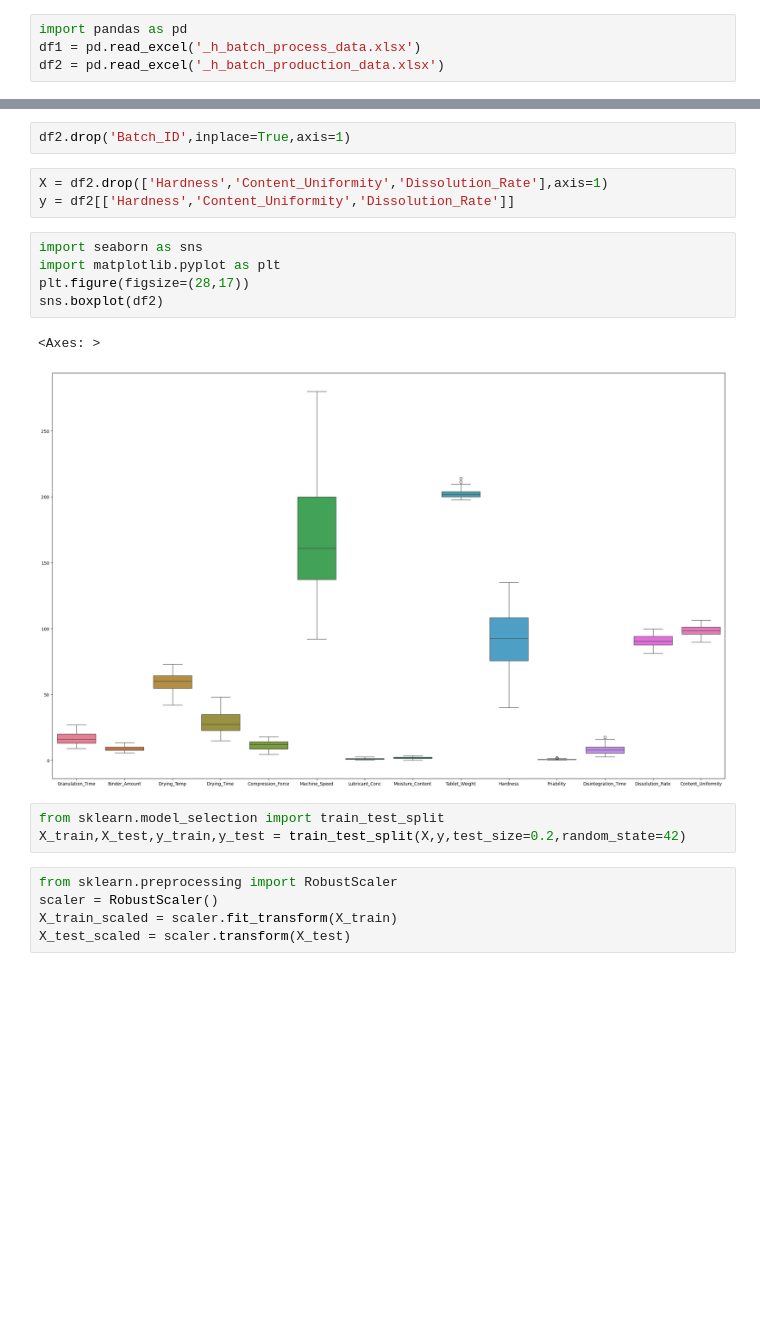
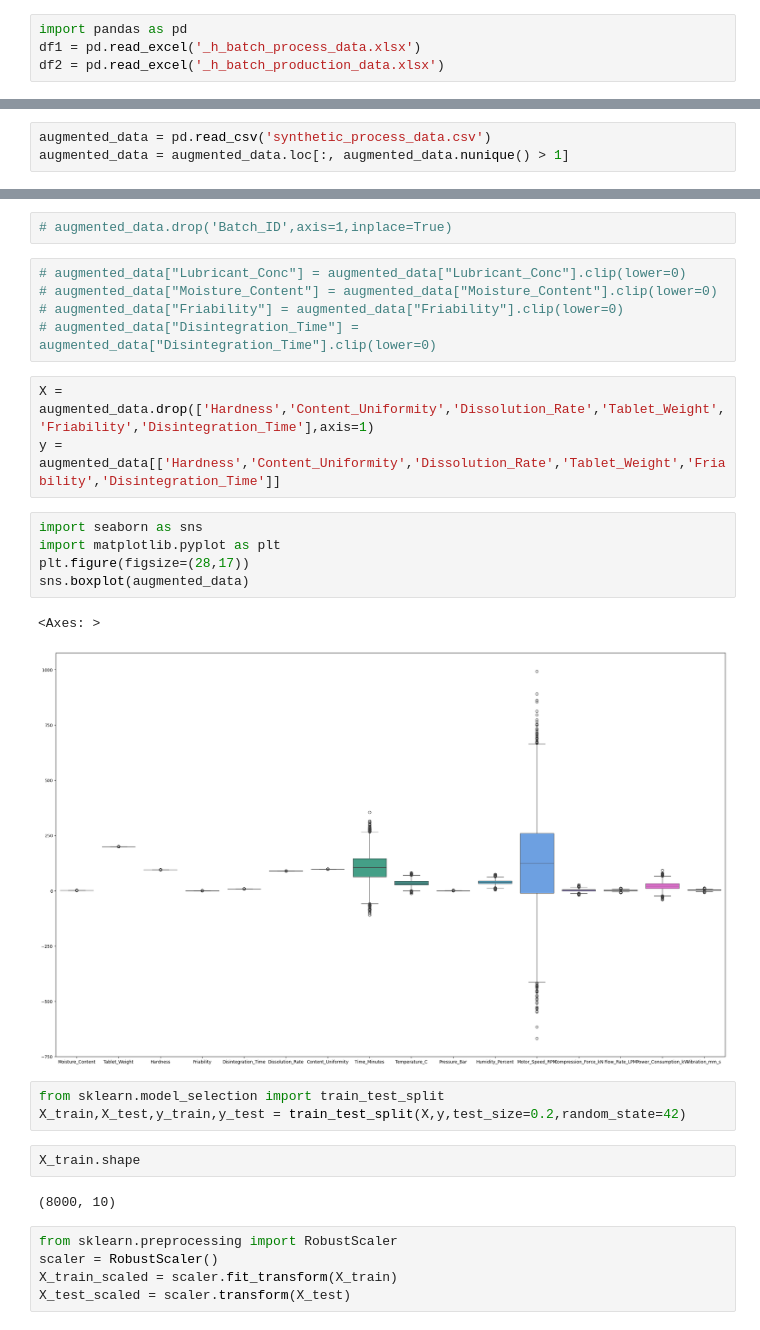
Before and after one commit to ShubhGupta75/HACKATHON-Project-IIT-H-, a Jupyter notebook: preprocessing.ipynb, the cells around one changed output, grey strips where cells are left out. Cells and saved outputs as stored; diff of their text form; blank space fills up the shorter version.

```diff
--- a/preprocessing.ipynb
+++ b/preprocessing.ipynb
@@ -39 +5,4 @@ dtype: int64
+# %%
+augmented_data = pd.read_csv('synthetic_process_data.csv')
+augmented_data = augmented_data.loc[:, augmented_data.nunique() > 1]
 # %%
@@ -59,19 +34,28 @@ memory usage: 6.7 KB
 # %%
-df2.drop('Batch_ID',inplace=True,axis=1)
+# augmented_data.drop('Batch_ID',axis=1,inplace=True)
+# %%
+# augmented_data["Lubricant_Conc"] = augmented_data["Lubricant_Conc"].clip(lower=0)
+# augmented_data["Moisture_Content"] = augmented_data["Moisture_Content"].clip(lower=0)
+# augmented_data["Friability"] = augmented_data["Friability"].clip(lower=0)
+# augmented_data["Disintegration_Time"] = augmented_data["Disintegration_Time"].clip(lower=0)
 # %%
-X = df2.drop(['Hardness','Content_Uniformity','Dissolution_Rate'],axis=1)
-y = df2[['Hardness','Content_Uniformity','Dissolution_Rate']]
+X = augmented_data.drop(['Hardness','Content_Uniformity','Dissolution_Rate','Tablet_Weight','Friability','Disintegration_Time'],axis=1)
+y = augmented_data[['Hardness','Content_Uniformity','Dissolution_Rate','Tablet_Weight','Friability','Disintegration_Time']]
 # %%
 import seaborn as sns
 import matplotlib.pyplot as plt
 plt.figure(figsize=(28,17))
-sns.boxplot(df2)
+sns.boxplot(augmented_data)
 # %% [output]
 <Axes: >
-[figure, old version]
+[figure, new version]
 # %%
 from sklearn.model_selection import train_test_split
 X_train,X_test,y_train,y_test = train_test_split(X,y,test_size=0.2,random_state=42)
+# %%
+X_train.shape
+# %% [output]
+(8000, 10)
 # %%
 from sklearn.preprocessing import RobustScaler
 scaler = RobustScaler()
```
Also changed, not shown: parts of 15 cells of this notebook, 1 other file.
